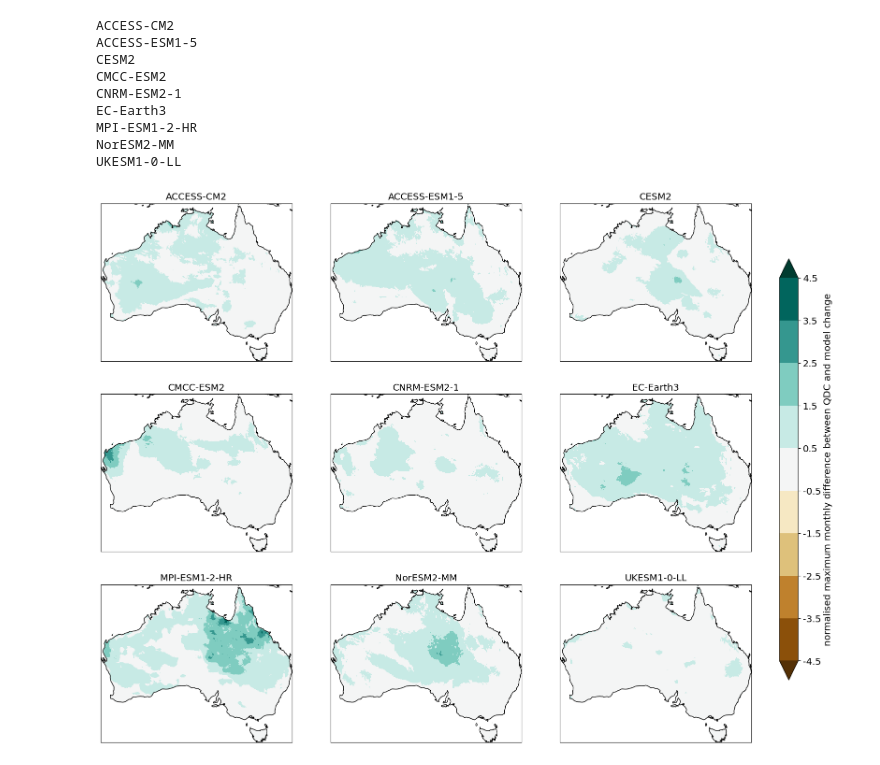
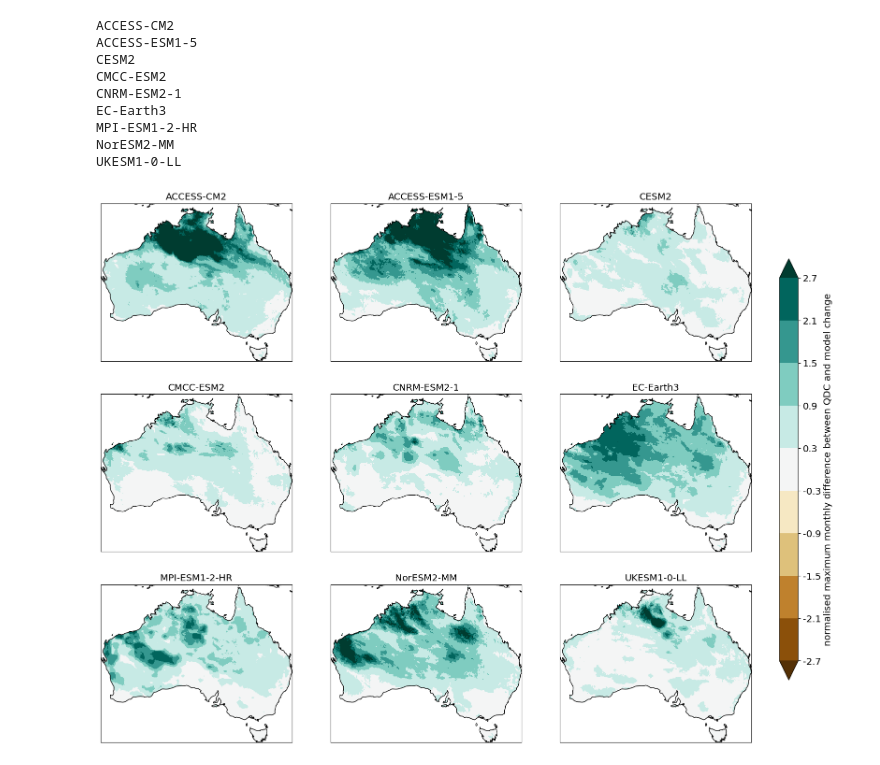
Before and after one commit to AusClimateService/qq-workflows, a Jupyter notebook: qdc-cmip6/tech-report/model_bias.ipynb, the cells around one changed output. Saved outputs shown, nothing was run; the diff lists cells and outputs as text; code cells hidden in the pictures.

Commit message:
More figures

```diff
--- a/qdc-cmip6/tech-report/model_bias.ipynb
+++ b/qdc-cmip6/tech-report/model_bias.ipynb
@@ -161,8 +159,9 @@ for model in model_list:
     da_ssp_clim_regridded = regridder(da_ssp_clim)
 
     da_model_change_regridded = da_ssp_clim_regridded - da_hist_clim_regridded
+    diff = (qdc_change_dict[model] - da_model_change_regridded) / da_barra_clim
     #diff = (qdc_change_dict[model] - da_model_change_regridded) / da_barra_clim.clip(min=0.1, keep_attrs=True)
-    diff = (qdc_change_dict[model] - da_model_change_regridded) / da_barra_annual_clim
+    #diff = (qdc_change_dict[model] - da_model_change_regridded) / da_barra_annual_clim
 
     diff_max = diff.max(dim='month')
     diff_max = subset_shape(diff_max, shape=shape)
@@ -178,35 +177,36 @@ MPI-ESM1-2-HR
 NorESM2-MM
 UKESM1-0-LL
 # %%
-levels = [-4.5, -3.5, -2.5, -1.5, -0.5, 0.5, 1.5, 2.5, 3.5, 4.5]
+#levels = [-4.5, -3.5, -2.5, -1.5, -0.5, 0.5, 1.5, 2.5, 3.5, 4.5]
+levels = [-2.7, -2.1, -1.5, -0.9, -0.3, 0.3, 0.9, 1.5, 2.1, 2.7]
 fig = plt.figure(figsize=[20, 15])
 for plotnum, model in enumerate(model_list):
     ax = fig.add_subplot(3, 3, plotnum + 1, projection=ccrs.PlateCarree(central_longitude=180))
     im = diff_max_dict[model].plot(
         ax=ax,
         transform=ccrs.PlateCarree(),
         cmap='BrBG',
         levels=levels,
         extend='both',
         add_colorbar=False,
     )
     ax.coastlines()
     ax.set_title(model, size='x-large')
     ax.set_extent([xmin, xmax, ymin, ymax], crs=ccrs.PlateCarree())
 
 fig.subplots_adjust(right=0.82)
 cbar_ax = fig.add_axes([0.85, 0.2, 0.02, 0.6])
 cbar = fig.colorbar(im, cax=cbar_ax)
 cbar.ax.tick_params(labelsize='x-large')
 cbar.set_ticks(ticks=levels, labels=levels)
 cbar.set_label('normalised maximum monthly difference between QDC and model change', size='x-large')
 
 plt.savefig(
-    f'max_monthly_additive_change_difference_BARRA-R2_norm-annual-clim.png',
+    f'max_monthly_additive_change_difference_BARRA-R2_norm-monthly-clim.png',
     bbox_inches='tight',
     facecolor='white',
     dpi=300
 )
 plt.show()
 # %% [output]
-[figure, old version]
+[figure, new version]
```
Also changed, not shown: parts of 1 cell of this notebook, 1 other file.
